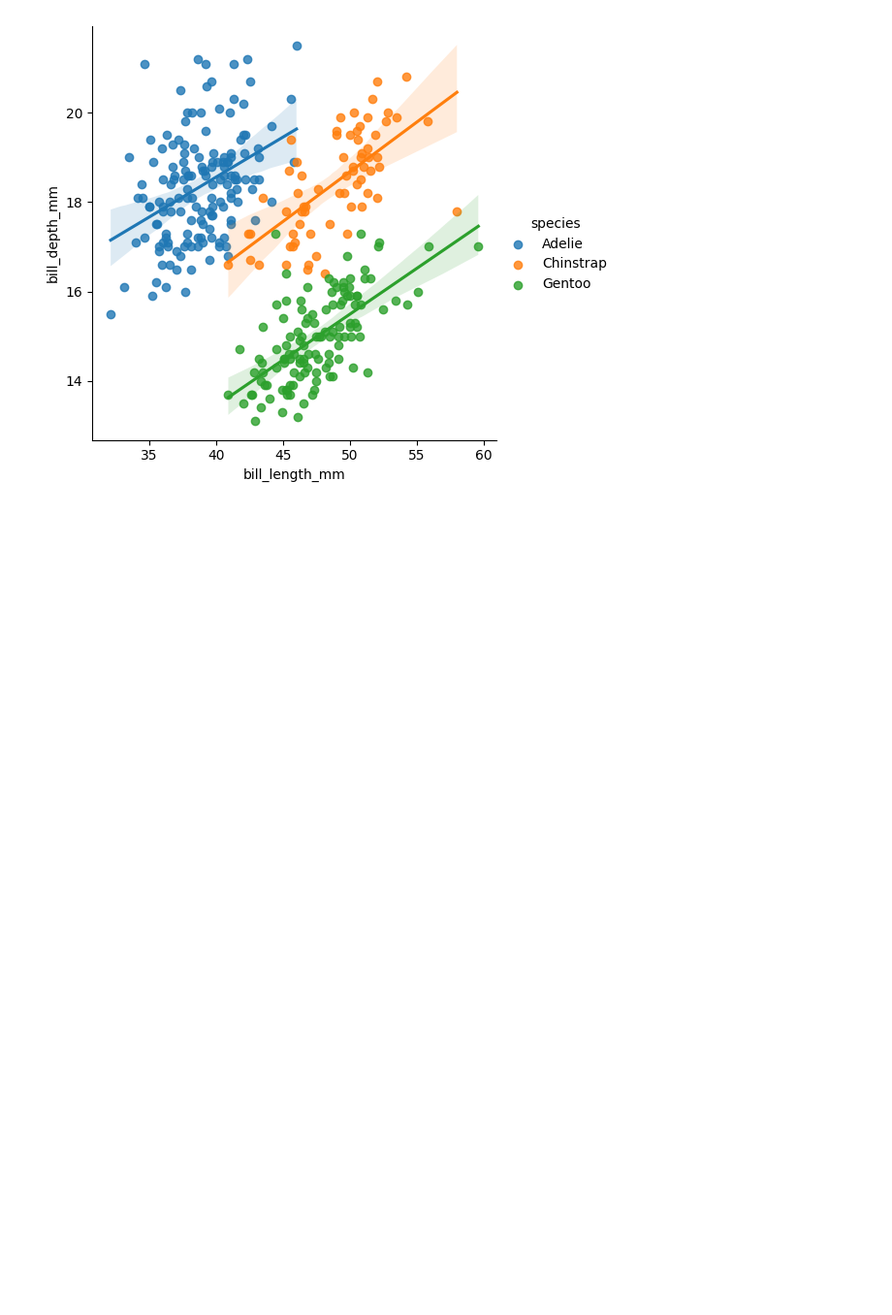
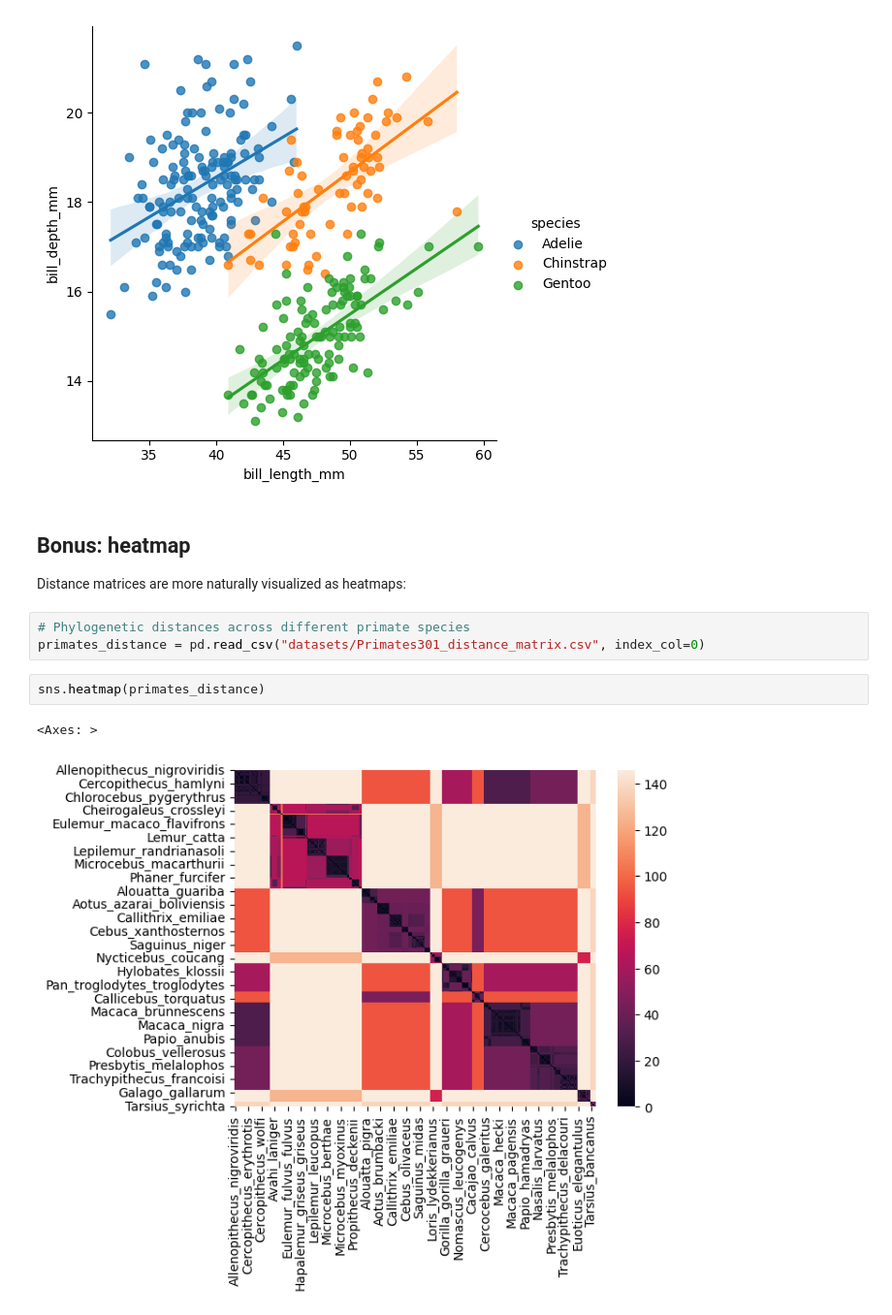
Before and after one commit to Andreher00/biomina-training, a Jupyter notebook: Day2.ipynb, the cells around one changed output. Shown at 97% size. Saved outputs shown, nothing was run; the diff lists cells and outputs as text; blank space fills up the shorter version.

```diff
--- a/Day2.ipynb
+++ b/Day2.ipynb
@@ -572,3 +576,15 @@ sns.lmplot(
 # %% [output]
 <seaborn.axisgrid.FacetGrid at 0x...>
 [figure]
+# %% [markdown]
+## Bonus: heatmap
+
+Distance matrices are more naturally visualized as heatmaps:
+# %%
+# Phylogenetic distances across different primate species
+primates_distance = pd.read_csv("datasets/Primates301_distance_matrix.csv", index_col=0)
+# %%
+sns.heatmap(primates_distance)
+# %% [output]
+<Axes: >
+[figure, added]
```
Also changed, not shown: parts of 8 cells of this notebook, 13 other files.
